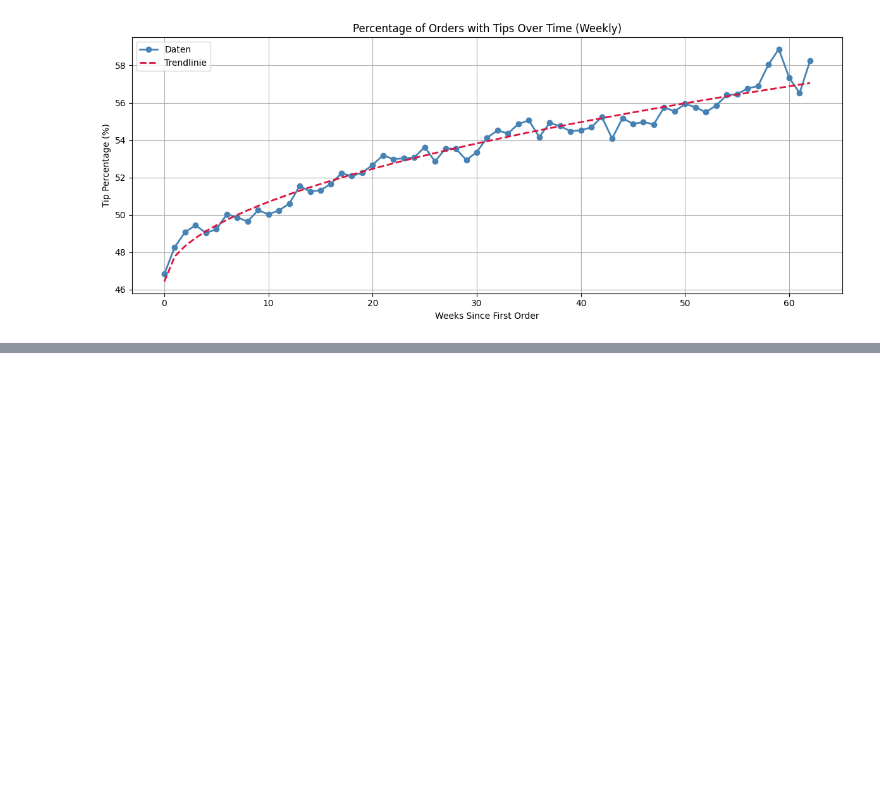
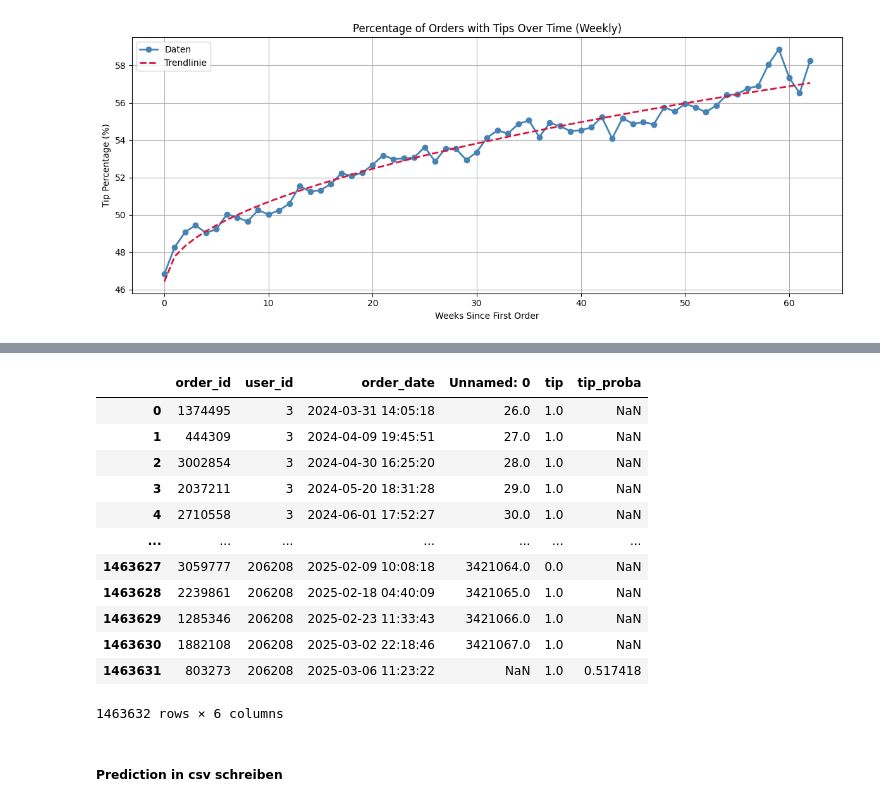
Before and after one commit to tobiiu/DABI-2, a Jupyter notebook: Aufagbe2_Visualisierung.ipynb, the cells around one changed output, grey strips where cells are left out. Saved outputs shown, nothing was run; the diff lists cells and outputs as text; code cells hidden in the pictures; blank space fills up the shorter version.

```diff
--- a/Aufagbe2_Visualisierung.ipynb
+++ b/Aufagbe2_Visualisierung.ipynb
@@ -421,0 +538,3 @@ plt.show()
+# %%
+# df mit den NaN Werten der enfternten Bestellungen
+merge_tip = pd.merge(orders, tips, on= 'order_id', how= 'left')
@@ -421,0 +769,18 @@ plt.show()
+# %%
+df_predicted
+# %% [output]
+|  | order_id | user_id | order_date | Unnamed: 0 | tip | tip_proba |
+| 0 | 1374495 | 3 | 2024-03-31 14:05:18 | 26.0 | 1.0 | NaN |
+| 1 | 444309 | 3 | 2024-04-09 19:45:51 | 27.0 | 1.0 | NaN |
+| 2 | 3002854 | 3 | 2024-04-30 16:25:20 | 28.0 | 1.0 | NaN |
+| 3 | 2037211 | 3 | 2024-05-20 18:31:28 | 29.0 | 1.0 | NaN |
+| 4 | 2710558 | 3 | 2024-06-01 17:52:27 | 30.0 | 1.0 | NaN |
+| ... | ... | ... | ... | ... | ... | ... |
+| 1463627 | 3059777 | 206208 | 2025-02-09 10:08:18 | 3421064.0 | 0.0 | NaN |
+| 1463628 | 2239861 | 206208 | 2025-02-18 04:40:09 | 3421065.0 | 1.0 | NaN |
+| 1463629 | 1285346 | 206208 | 2025-02-23 11:33:43 | 3421066.0 | 1.0 | NaN |
+| 1463630 | 1882108 | 206208 | 2025-03-02 22:18:46 | 3421067.0 | 1.0 | NaN |
+| 1463631 | 803273 | 206208 | 2025-03-06 11:23:22 | NaN | 1.0 | 0.517418 |
+1463632 rows × 6 columns
+# %% [markdown]
+##### Prediction in csv schreiben
```
Also changed, not shown: parts of 9 cells of this notebook, 1 other file.
